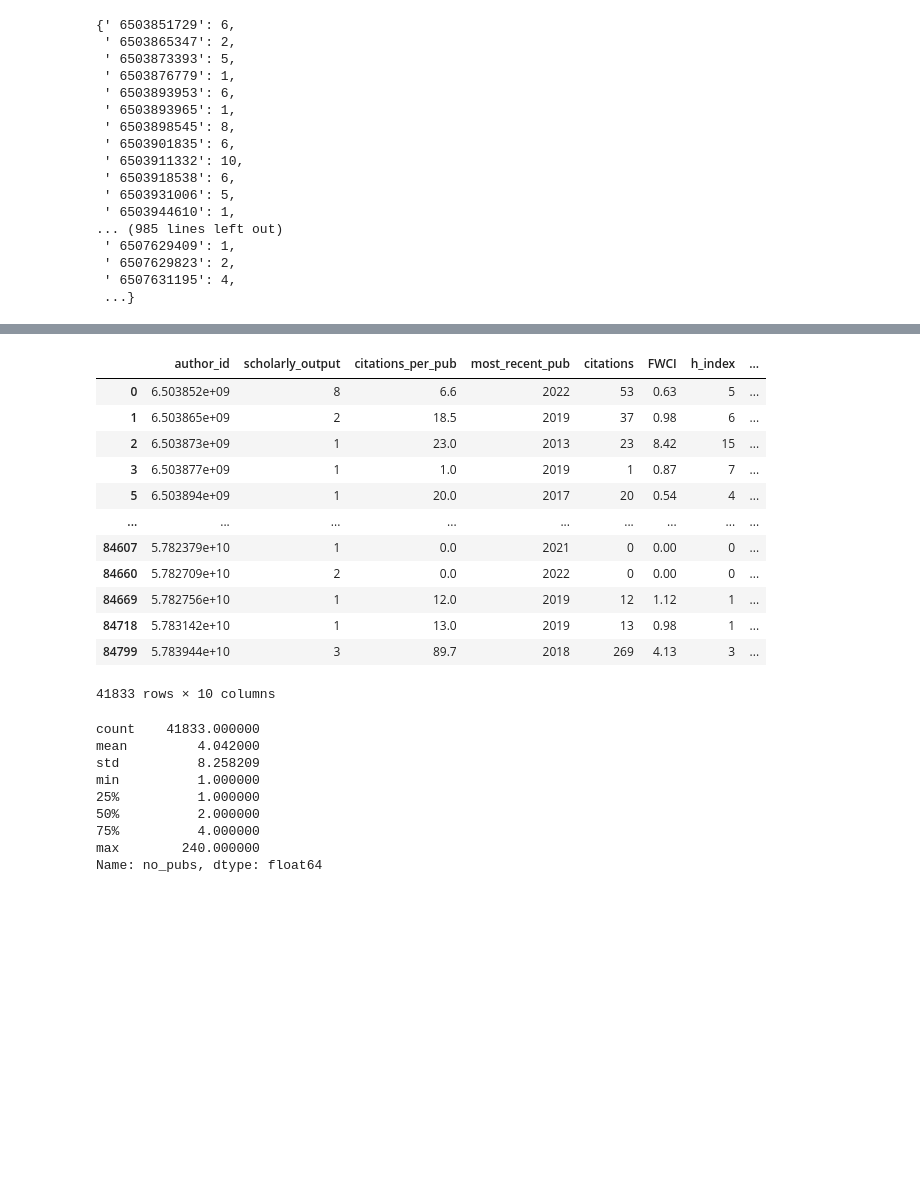
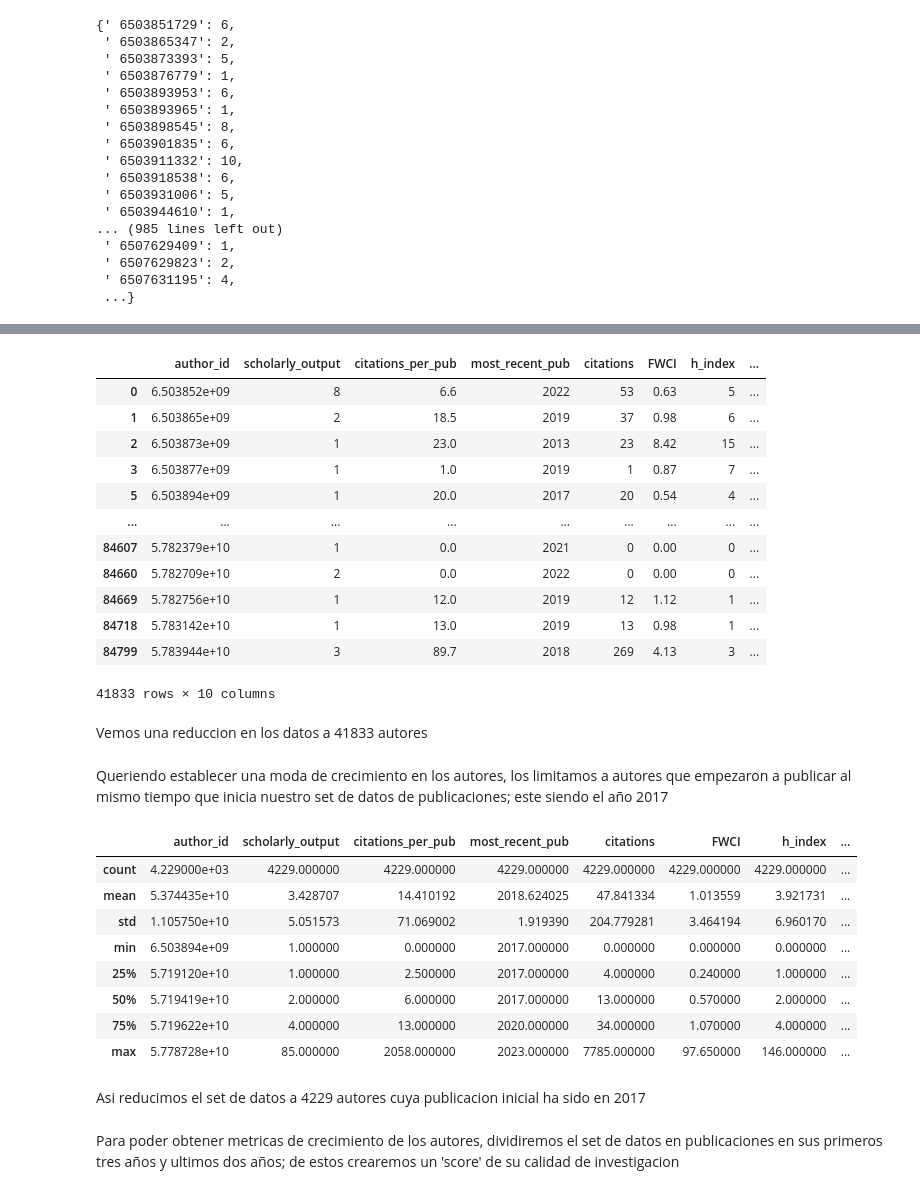
Before and after one commit to RicardoMoheno/ProyectoDataScienceCarreraInvestigador, a Jupyter notebook: ProyectoPreparation.ipynb, the cells around one changed output, grey strips where cells are left out. Drawn from its saved outputs; the diff is of its cells as text; code cells hidden in the pictures; blank space fills up the shorter version.

```diff
--- a/ProyectoPreparation.ipynb
+++ b/ProyectoPreparation.ipynb
@@ -181,30 +146,39 @@ df_authors['no_pubs'] = df_authors['author_id'].map(dictionary)
 # %%
 df_authors = df_authors.dropna(axis=0)
+df_authors
+# %% [output]
+|  | author_id | scholarly_output | citations_per_pub | most_recent_pub | citations | FWCI | h_index | ... |
+| 0 | 6.503852e+09 | 8 | 6.6 | 2022 | 53 | 0.63 | 5 | ... |
+| 1 | 6.503865e+09 | 2 | 18.5 | 2019 | 37 | 0.98 | 6 | ... |
+| 2 | 6.503873e+09 | 1 | 23.0 | 2013 | 23 | 8.42 | 15 | ... |
+| 3 | 6.503877e+09 | 1 | 1.0 | 2019 | 1 | 0.87 | 7 | ... |
+| 5 | 6.503894e+09 | 1 | 20.0 | 2017 | 20 | 0.54 | 4 | ... |
+| ... | ... | ... | ... | ... | ... | ... | ... | ... |
+| 84607 | 5.782379e+10 | 1 | 0.0 | 2021 | 0 | 0.00 | 0 | ... |
+| 84660 | 5.782709e+10 | 2 | 0.0 | 2022 | 0 | 0.00 | 0 | ... |
+| 84669 | 5.782756e+10 | 1 | 12.0 | 2019 | 12 | 1.12 | 1 | ... |
+| 84718 | 5.783142e+10 | 1 | 13.0 | 2019 | 13 | 0.98 | 1 | ... |
+| 84799 | 5.783944e+10 | 3 | 89.7 | 2018 | 269 | 4.13 | 3 | ... |
+41833 rows × 10 columns
-# %%
-df_authors
-# %% [output]
-|  | author_id | scholarly_output | citations_per_pub | most_recent_pub | citations | FWCI | h_index | ... |
-| 0 | 6.503852e+09 | 8 | 6.6 | 2022 | 53 | 0.63 | 5 | ... |
-| 1 | 6.503865e+09 | 2 | 18.5 | 2019 | 37 | 0.98 | 6 | ... |
-| 2 | 6.503873e+09 | 1 | 23.0 | 2013 | 23 | 8.42 | 15 | ... |
-| 3 | 6.503877e+09 | 1 | 1.0 | 2019 | 1 | 0.87 | 7 | ... |
-| 5 | 6.503894e+09 | 1 | 20.0 | 2017 | 20 | 0.54 | 4 | ... |
-| ... | ... | ... | ... | ... | ... | ... | ... | ... |
-| 84607 | 5.782379e+10 | 1 | 0.0 | 2021 | 0 | 0.00 | 0 | ... |
-| 84660 | 5.782709e+10 | 2 | 0.0 | 2022 | 0 | 0.00 | 0 | ... |
-| 84669 | 5.782756e+10 | 1 | 12.0 | 2019 | 12 | 1.12 | 1 | ... |
-| 84718 | 5.783142e+10 | 1 | 13.0 | 2019 | 13 | 0.98 | 1 | ... |
-| 84799 | 5.783944e+10 | 3 | 89.7 | 2018 | 269 | 4.13 | 3 | ... |
-41833 rows × 10 columns
-# %%
-df_authors['no_pubs'].describe()
-# %% [output]
-count    41833.000000
-mean         4.042000
-std          8.258209
-min          1.000000
-25%          1.000000
-50%          2.000000
-75%          4.000000
-max        240.000000
-Name: no_pubs, dtype: float64
+# %% [markdown]
+Vemos una reduccion en los datos a 41833 autores
+# %% [markdown]
+Queriendo establecer una moda de crecimiento en los autores, los limitamos a autores que empezaron a publicar al mismo tiempo que inicia nuestro set de datos de publicaciones; este siendo el año 2017
+# %%
+query = 'SELECT * FROM df_authors WHERE oldest_pub = 2017'
+usable_df = pysqldf(query)
+usable_df.describe()
+# %% [output]
+|  | author_id | scholarly_output | citations_per_pub | most_recent_pub | citations | FWCI | h_index | ... |
+| count | 4.229000e+03 | 4229.000000 | 4229.000000 | 4229.000000 | 4229.000000 | 4229.000000 | 4229.000000 | ... |
+| mean | 5.374435e+10 | 3.428707 | 14.410192 | 2018.624025 | 47.841334 | 1.013559 | 3.921731 | ... |
+| std | 1.105750e+10 | 5.051573 | 71.069002 | 1.919390 | 204.779281 | 3.464194 | 6.960170 | ... |
+| min | 6.503894e+09 | 1.000000 | 0.000000 | 2017.000000 | 0.000000 | 0.000000 | 0.000000 | ... |
+| 25% | 5.719120e+10 | 1.000000 | 2.500000 | 2017.000000 | 4.000000 | 0.240000 | 1.000000 | ... |
+| 50% | 5.719419e+10 | 2.000000 | 6.000000 | 2017.000000 | 13.000000 | 0.570000 | 2.000000 | ... |
+| 75% | 5.719622e+10 | 4.000000 | 13.000000 | 2020.000000 | 34.000000 | 1.070000 | 4.000000 | ... |
+| max | 5.778728e+10 | 85.000000 | 2058.000000 | 2023.000000 | 7785.000000 | 97.650000 | 146.000000 | ... |
+# %% [markdown]
+Asi reducimos el set de datos a 4229 autores cuya publicacion inicial ha sido en 2017
+# %% [markdown]
+Para poder obtener metricas de crecimiento de los autores, dividiremos el set de datos en publicaciones en sus primeros tres años y ultimos dos años; de estos crearemos un 'score' de su calidad de investigacion
```
Also changed, not shown: parts of 20 cells of this notebook.
